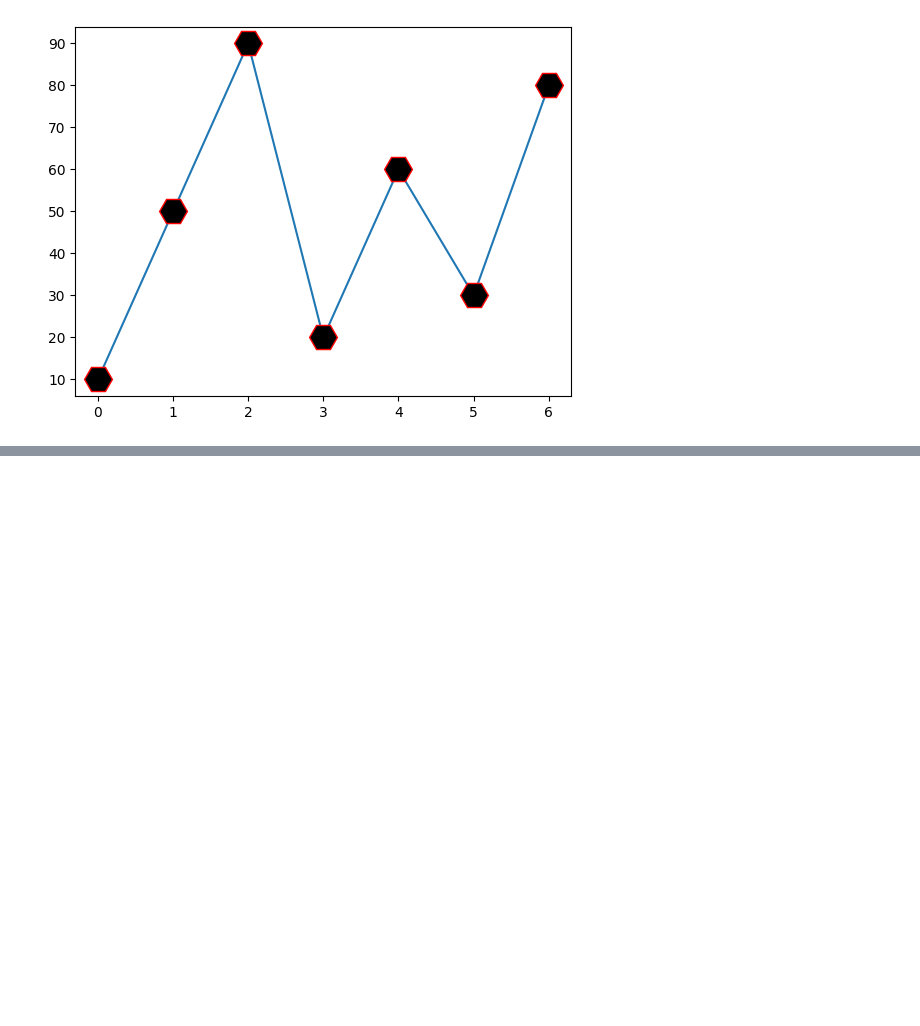
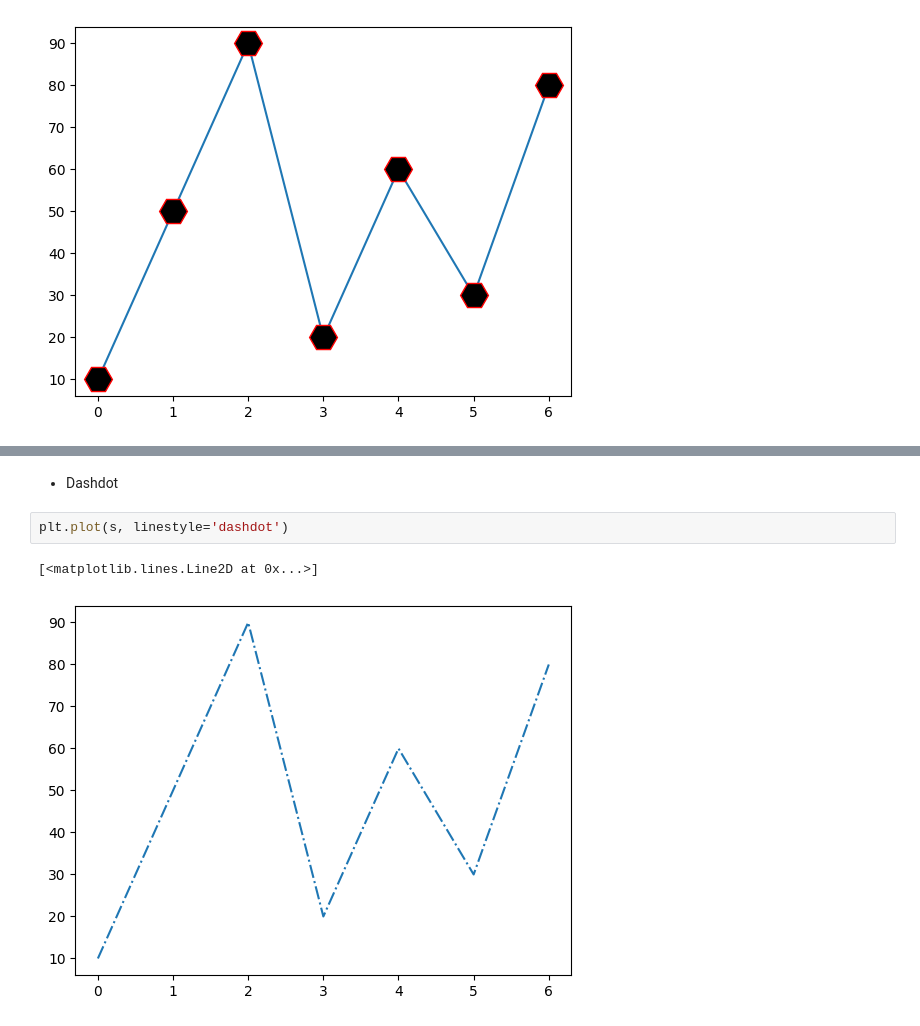
Before and after one commit to abidkk/Matplotlib-Python, a Jupyter notebook: plot2.ipynb, the cells around one changed output, grey strips where cells are left out. Saved outputs shown, nothing was run; the diff lists cells and outputs as text; blank space fills up the shorter version.

```diff
--- a/plot2.ipynb
+++ b/plot2.ipynb
@@ -59,0 +79,7 @@ plt.plot(s, marker='H', ms=20, mec='r', mfc='black')
+# %% [markdown]
+- Dashdot
+# %%
+plt.plot(s, linestyle='dashdot')
+# %% [output]
+[<matplotlib.lines.Line2D at 0x...>]
+[figure, added]
```
Also changed, not shown: parts of 5 cells of this notebook.
